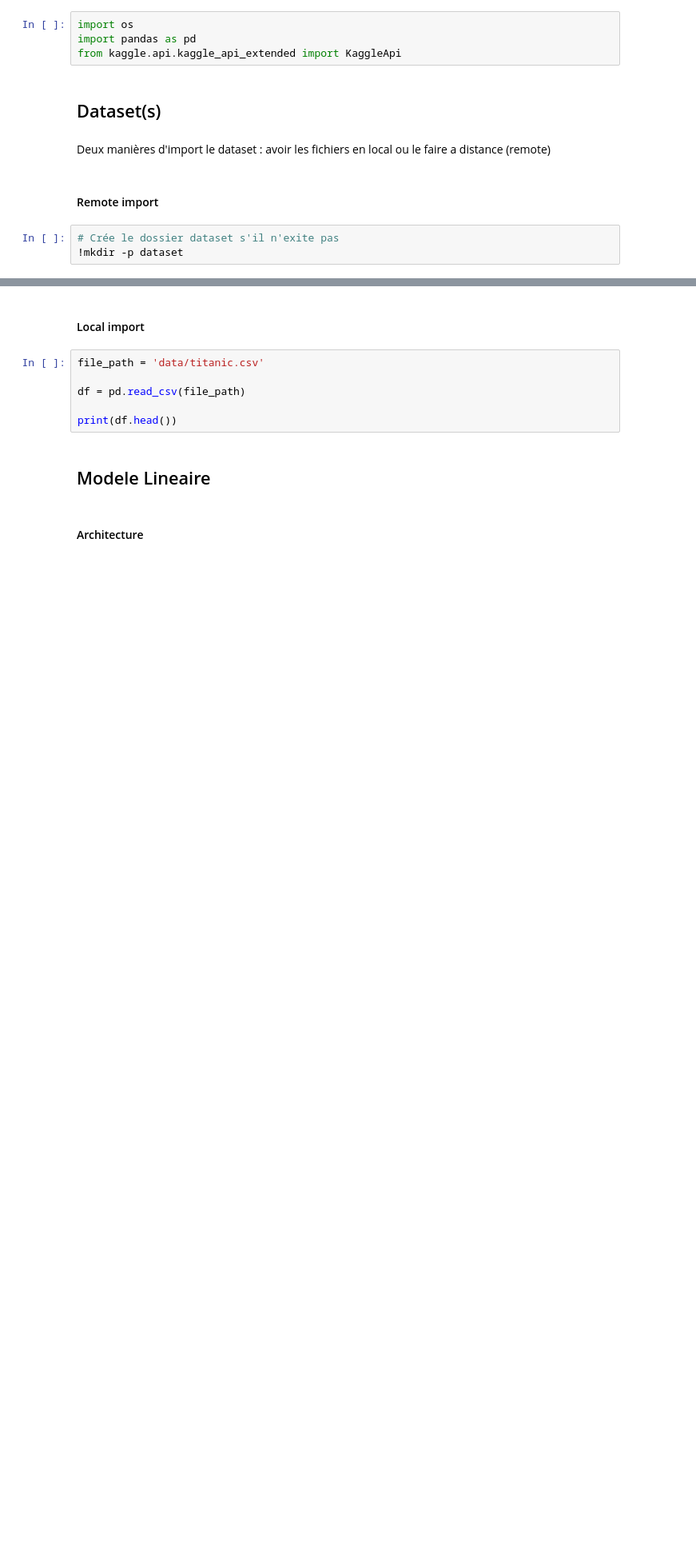
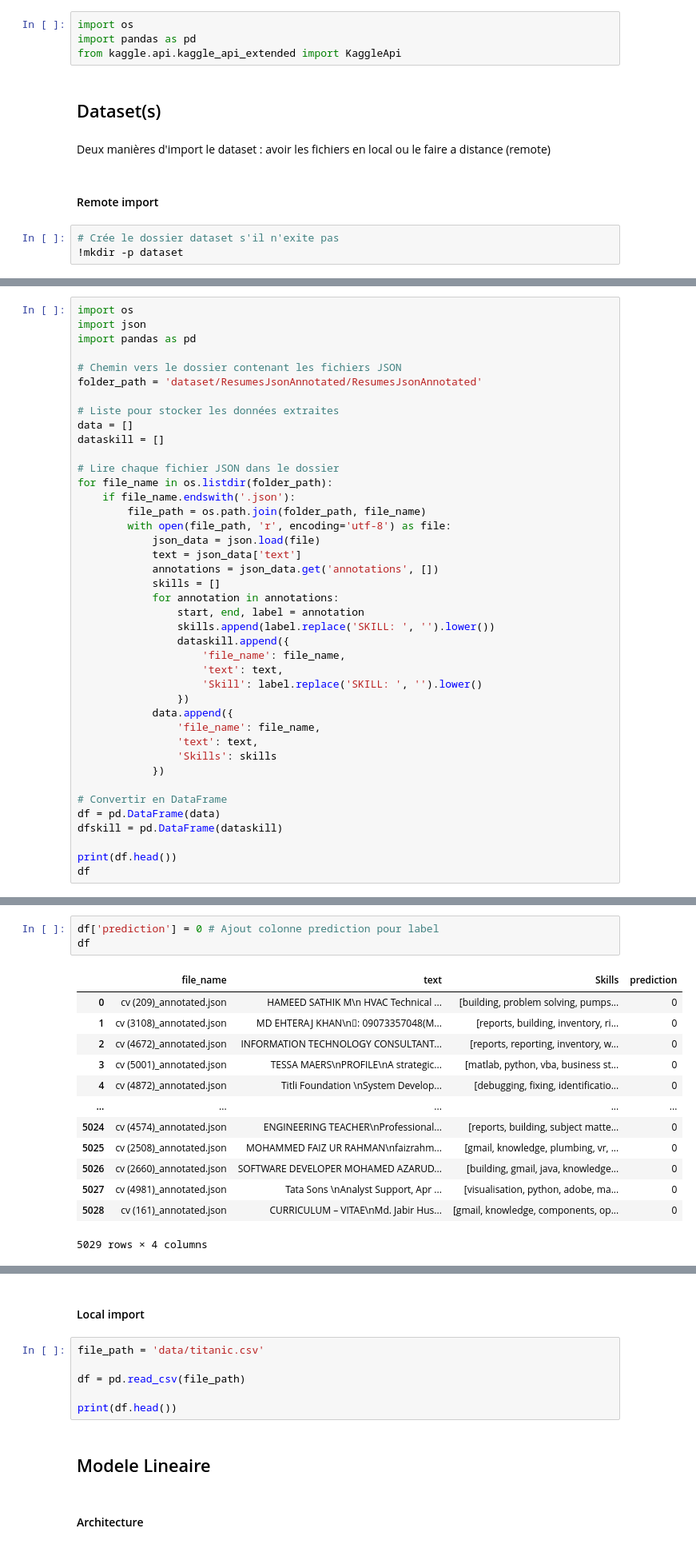
Before and after one commit to Dixtawi/PFEE, a Jupyter notebook: main.ipynb, the cells around one changed output, grey strips where cells are left out. Shown at 80% size. Drawn from its saved outputs; the diff is of its cells as text; blank space fills up the shorter version.

```diff
--- a/main.ipynb
+++ b/main.ipynb
@@ -226,0 +56,41 @@ print()
+# %%
+import os
+import json
+import pandas as pd
+
+# Chemin vers le dossier contenant les fichiers JSON
+folder_path = 'dataset/ResumesJsonAnnotated/ResumesJsonAnnotated'
+
+# Liste pour stocker les données extraites
+data = []
+dataskill = []
+
+# Lire chaque fichier JSON dans le dossier
+for file_name in os.listdir(folder_path):
+    if file_name.endswith('.json'):
+        file_path = os.path.join(folder_path, file_name)
+        with open(file_path, 'r', encoding='utf-8') as file:
+            json_data = json.load(file)
+            text = json_data['text']
+            annotations = json_data.get('annotations', [])
+            skills = []
+            for annotation in annotations:
+                start, end, label = annotation
+                skills.append(label.replace('SKILL: ', '').lower())
+                dataskill.append({
+                    'file_name': file_name,
+                    'text': text,
+                    'Skill': label.replace('SKILL: ', '').lower()
+                })
+            data.append({
+                'file_name': file_name,
+                'text': text,
+                'Skills': skills
+            })
+
+# Convertir en DataFrame
+df = pd.DataFrame(data)
+dfskill = pd.DataFrame(dataskill)
+
+print(df.head())
+df
@@ -226,0 +147,17 @@ print()
+# %%
+df['prediction'] = 0 # Ajout colonne prediction pour label
+df
+# %% [output]
+|  | file_name | text | Skills | prediction |
+| 0 | cv (209)_annotated.json | HAMEED SATHIK M\n HVAC Technical ... | [building, problem solving, pumps... | 0 |
+| 1 | cv (3108)_annotated.json | MD EHTERAJ KHAN\n: 09073357048(M... | [reports, building, inventory, ri... | 0 |
+| 2 | cv (4672)_annotated.json | INFORMATION TECHNOLOGY CONSULTANT... | [reports, reporting, inventory, w... | 0 |
+| 3 | cv (5001)_annotated.json | TESSA MAERS\nPROFILE\nA strategic... | [matlab, python, vba, business st... | 0 |
+| 4 | cv (4872)_annotated.json | Titli Foundation \nSystem Develop... | [debugging, fixing, identificatio... | 0 |
+| ... | ... | ... | ... | ... |
+| 5024 | cv (4574)_annotated.json | ENGINEERING TEACHER\nProfessional... | [reports, building, subject matte... | 0 |
+| 5025 | cv (2508)_annotated.json | MOHAMMED FAIZ UR RAHMAN\nfaizrahm... | [gmail, knowledge, plumbing, vr, ... | 0 |
+| 5026 | cv (2660)_annotated.json | SOFTWARE DEVELOPER MOHAMED AZARUD... | [building, gmail, java, knowledge... | 0 |
+| 5027 | cv (4981)_annotated.json | Tata Sons \nAnalyst Support, Apr ... | [visualisation, python, adobe, ma... | 0 |
+| 5028 | cv (161)_annotated.json | CURRICULUM – VITAE\nMd. Jabir Hus... | [gmail, knowledge, components, op... | 0 |
+5029 rows × 4 columns
```
Also changed, not shown: parts of 25 cells of this notebook.
